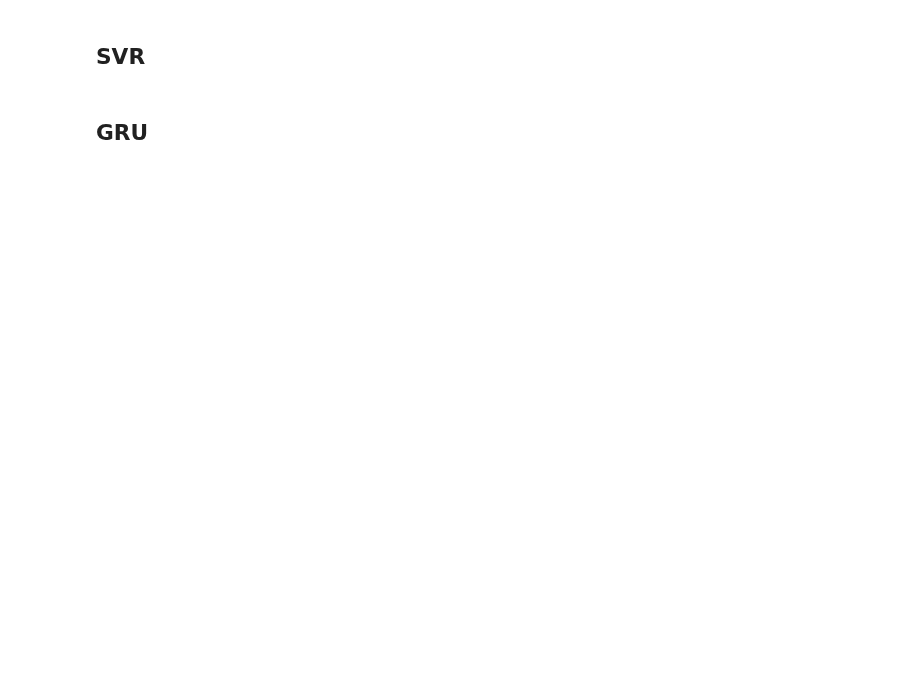
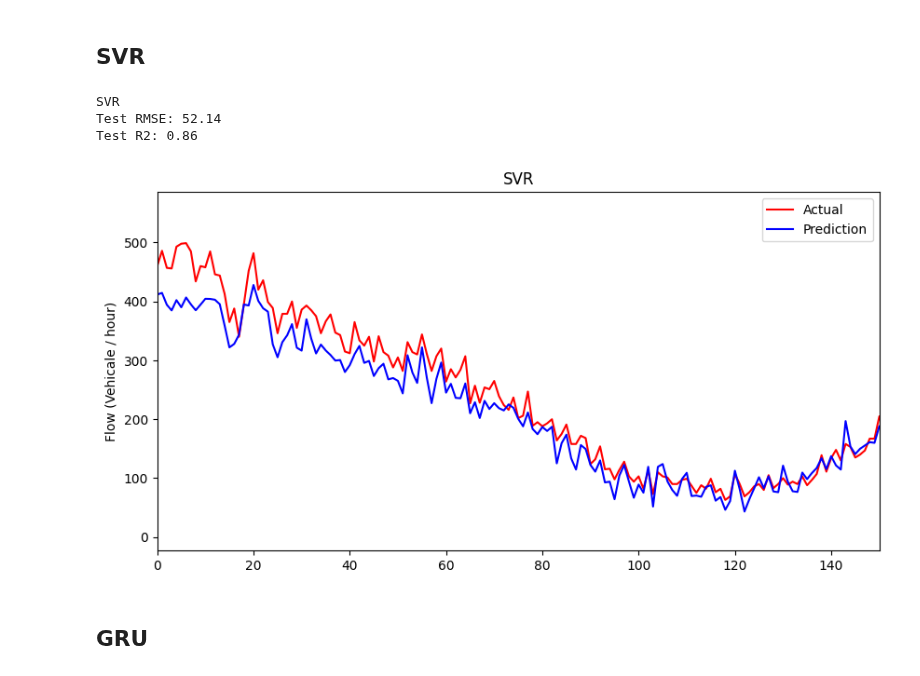
Before and after one commit to fredrikkortet/mt-hh, a Jupyter notebook: all.ipynb, the cells around one changed output. Drawn from its saved outputs; the diff is of its cells as text; code cells hidden in the pictures; blank space fills up the shorter version.

```diff
--- a/all.ipynb
+++ b/all.ipynb
@@ -126,5 +138,8 @@ Done: 0.9
 # %% [markdown]
 ## SVR
+# %%
+SVRreg.fit(SVRtrainX,SVRtrainY)
+SVRtestPredict = SVRreg.predict(SVRtestX)
 # %% [markdown]
 ## GRU
 # %%
@@ -235,7 +279,12 @@ plot("ARIMA",ARIMAtestpred,arima=True)
 # %% [markdown]
 ## SVR
 # %%
-plot("SVR",,svr=True)
+SVRr2s,SVRrmse=plot("SVR",SVRtestPredict,svr=True)
+# %% [output]
+SVR
+Test RMSE: 52.14
+Test R2: 0.86
+[figure, added]
 # %% [markdown]
 ## GRU
 # %%
```
Also changed, not shown: parts of 14 cells of this notebook.
